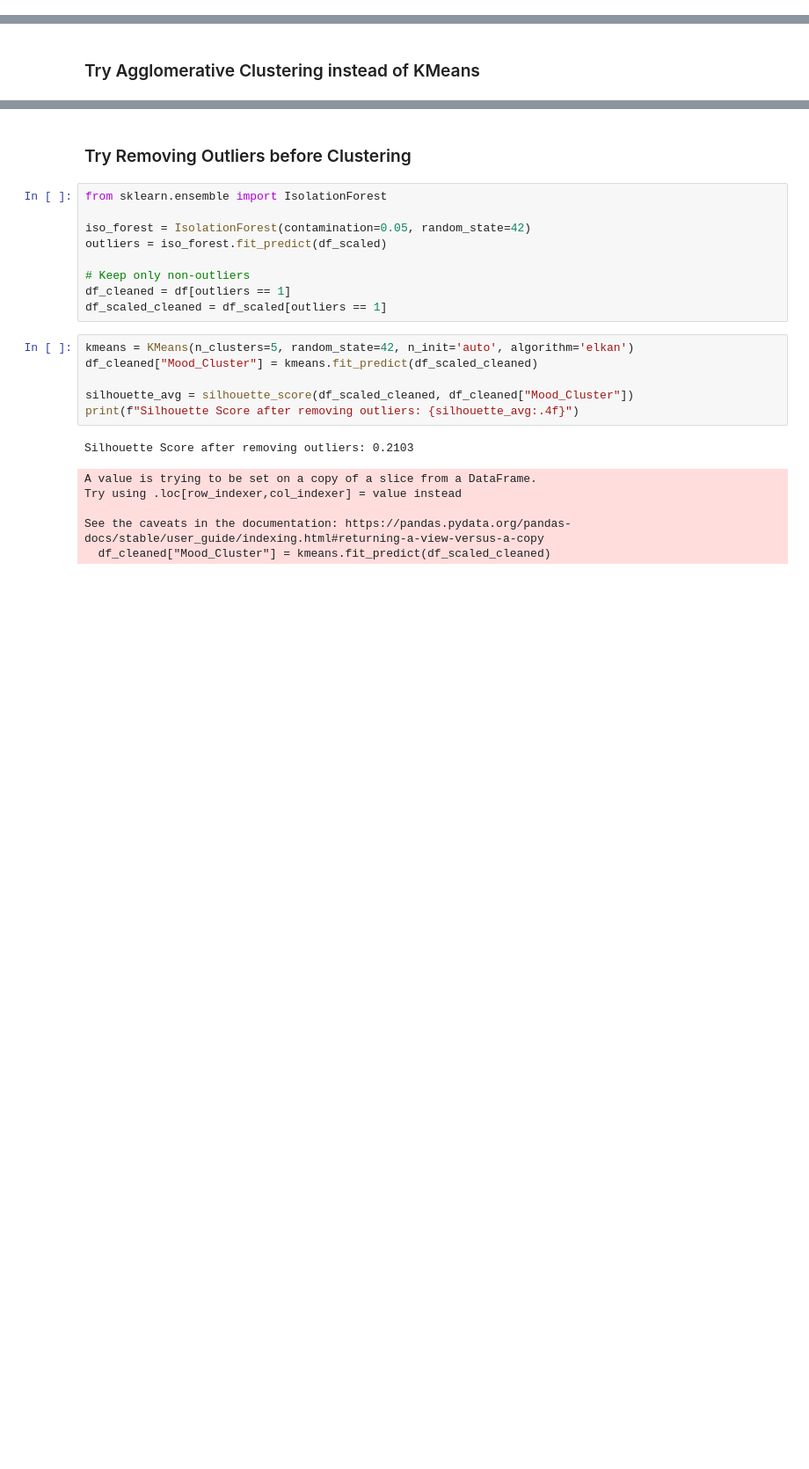
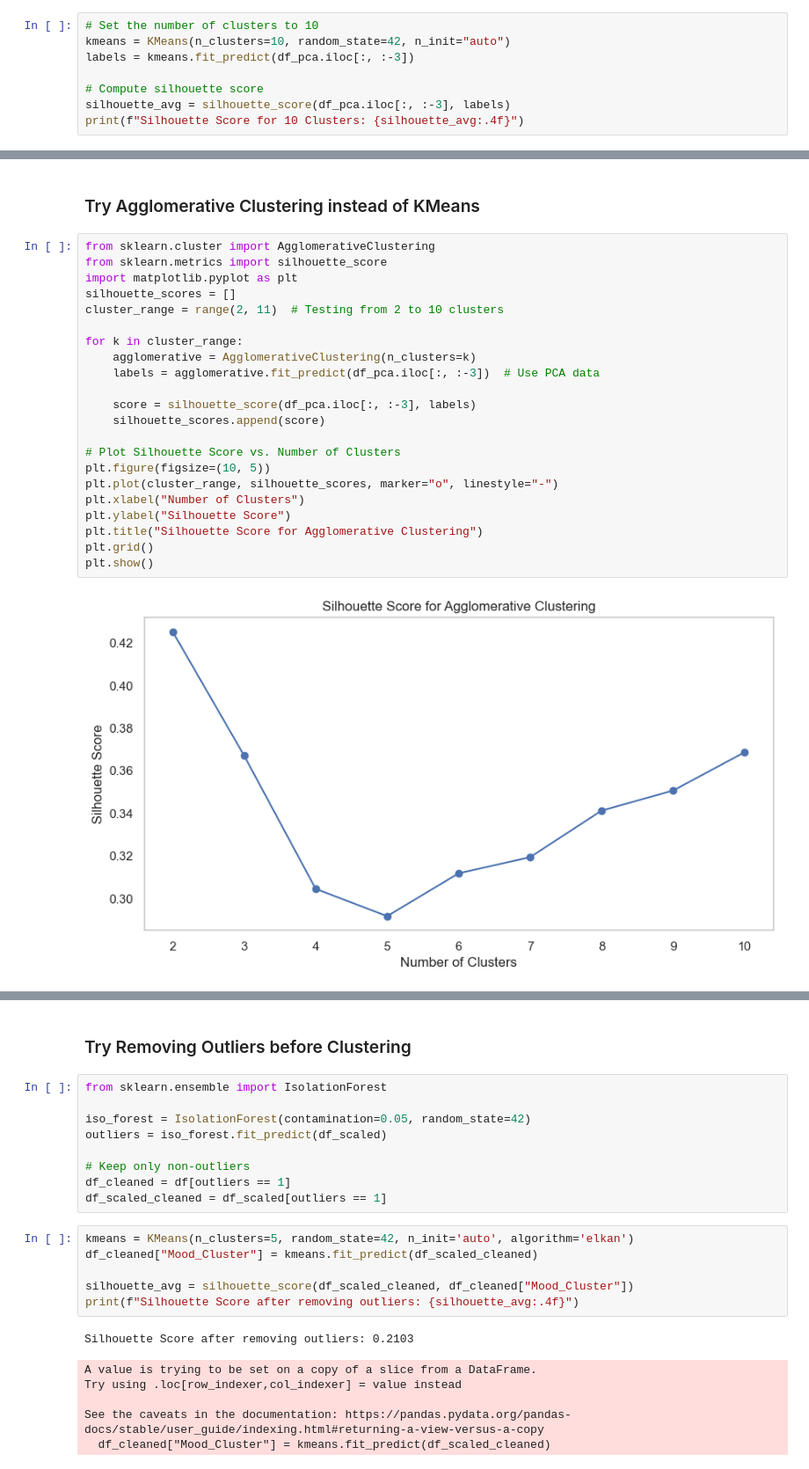
Before and after one commit to hannahdallas/captstone, a Jupyter notebook: notebook.ipynb, the cells around one changed output, grey strips where cells are left out. Shown at 88% size. Saved outputs shown, nothing was run; the diff lists cells and outputs as text; blank space fills up the shorter version.

```diff
--- a/notebook.ipynb
+++ b/notebook.ipynb
@@ -534,0 +494,8 @@ Silhouette Score: -0.2771
+# %%
+# Set the number of clusters to 10
+kmeans = KMeans(n_clusters=10, random_state=42, n_init="auto")
+labels = kmeans.fit_predict(df_pca.iloc[:, :-3])
+
+# Compute silhouette score
+silhouette_avg = silhouette_score(df_pca.iloc[:, :-3], labels)
+print(f"Silhouette Score for 10 Clusters: {silhouette_avg:.4f}")
@@ -547,2 +514,26 @@ New Silhouette Score with DBSCAN: -0.2178
 # %% [markdown]
 ### Try Agglomerative Clustering instead of KMeans
+# %%
+from sklearn.cluster import AgglomerativeClustering
+from sklearn.metrics import silhouette_score
+import matplotlib.pyplot as plt
+silhouette_scores = []
+cluster_range = range(2, 11)  # Testing from 2 to 10 clusters
+
+for k in cluster_range:
+    agglomerative = AgglomerativeClustering(n_clusters=k)
+    labels = agglomerative.fit_predict(df_pca.iloc[:, :-3])  # Use PCA data
+
+    score = silhouette_score(df_pca.iloc[:, :-3], labels)
+    silhouette_scores.append(score)
+
+# Plot Silhouette Score vs. Number of Clusters
+plt.figure(figsize=(10, 5))
+plt.plot(cluster_range, silhouette_scores, marker="o", linestyle="-")
+plt.xlabel("Number of Clusters")
+plt.ylabel("Silhouette Score")
+plt.title("Silhouette Score for Agglomerative Clustering")
+plt.grid()
+plt.show()
+# %% [output]
+[figure, added]
```
Also changed, not shown: parts of 29 cells of this notebook.
